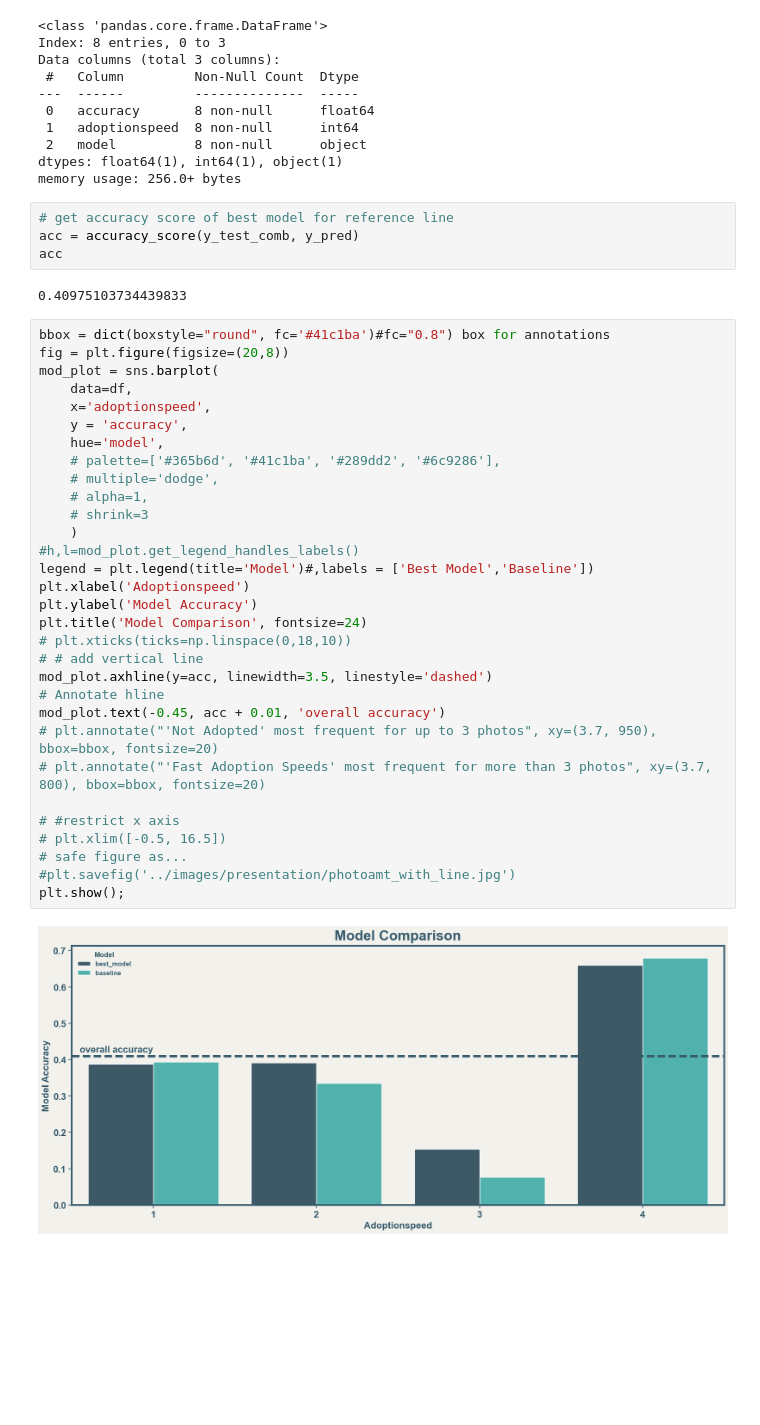
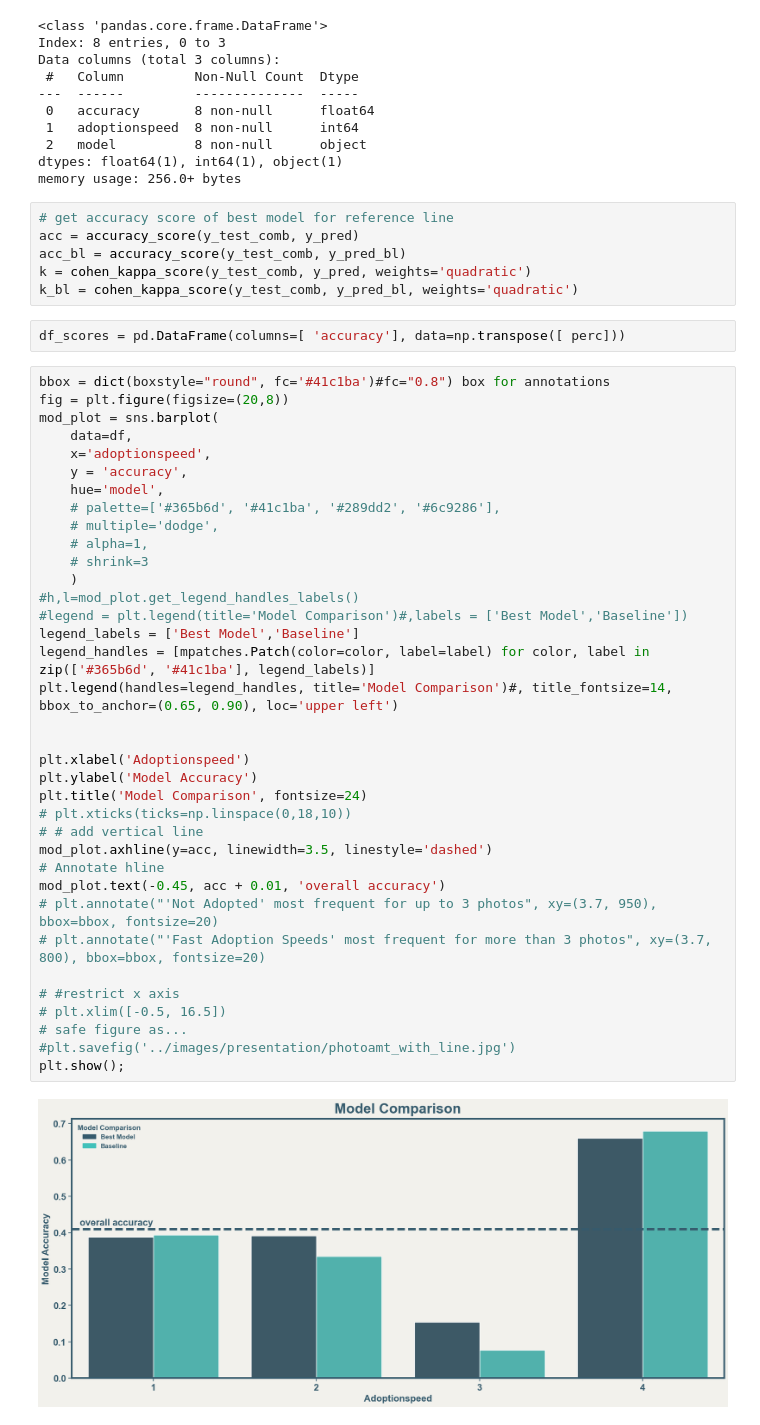
Before and after one commit to LanaCasselmann/ds_capstone_pet_adoptability, a Jupyter notebook: notebooks/model_vis.ipynb, the cells around one changed output. Drawn from its saved outputs; the diff is of its cells as text; blank space fills up the shorter version.

Commit message:
fix legend color problem

```diff
--- a/notebooks/model_vis.ipynb
+++ b/notebooks/model_vis.ipynb
@@ -174,39 +176,46 @@ memory usage: 256.0+ bytes
 # %%
 # get accuracy score of best model for reference line
 acc = accuracy_score(y_test_comb, y_pred)
-acc
+acc_bl = accuracy_score(y_test_comb, y_pred_bl)
+k = cohen_kappa_score(y_test_comb, y_pred, weights='quadratic')
+k_bl = cohen_kappa_score(y_test_comb, y_pred_bl, weights='quadratic')
-# %% [output]
-0.40975103734439833
+# %%
+df_scores = pd.DataFrame(columns=[ 'accuracy'], data=np.transpose([ perc]))
 # %%
 bbox = dict(boxstyle="round", fc='#41c1ba')#fc="0.8") box for annotations
 fig = plt.figure(figsize=(20,8))
 mod_plot = sns.barplot(
     data=df,
     x='adoptionspeed',
     y = 'accuracy',
     hue='model',
     # palette=['#365b6d', '#41c1ba', '#289dd2', '#6c9286'],
     # multiple='dodge',
     # alpha=1,
     # shrink=3
     )
 #h,l=mod_plot.get_legend_handles_labels()
-legend = plt.legend(title='Model')#,labels = ['Best Model','Baseline'])
+#legend = plt.legend(title='Model Comparison')#,labels = ['Best Model','Baseline'])
+legend_labels = ['Best Model','Baseline']
+legend_handles = [mpatches.Patch(color=color, label=label) for color, label in zip(['#365b6d', '#41c1ba'], legend_labels)]
+plt.legend(handles=legend_handles, title='Model Comparison')#, title_fontsize=14, bbox_to_anchor=(0.65, 0.90), loc='upper left')
+
+
 plt.xlabel('Adoptionspeed')
 plt.ylabel('Model Accuracy')
 plt.title('Model Comparison', fontsize=24)
 # plt.xticks(ticks=np.linspace(0,18,10))
 # # add vertical line
 mod_plot.axhline(y=acc, linewidth=3.5, linestyle='dashed')
 # Annotate hline
 mod_plot.text(-0.45, acc + 0.01, 'overall accuracy')
 # plt.annotate("'Not Adopted' most frequent for up to 3 photos", xy=(3.7, 950), bbox=bbox, fontsize=20)
 # plt.annotate("'Fast Adoption Speeds' most frequent for more than 3 photos", xy=(3.7, 800), bbox=bbox, fontsize=20)
 
 # #restrict x axis
 # plt.xlim([-0.5, 16.5])
 # safe figure as...
 #plt.savefig('../images/presentation/photoamt_with_line.jpg')
 plt.show();
 # %% [output]
-[figure, old version]
+[figure, new version]
```
Also changed, not shown: parts of 2 cells of this notebook.
